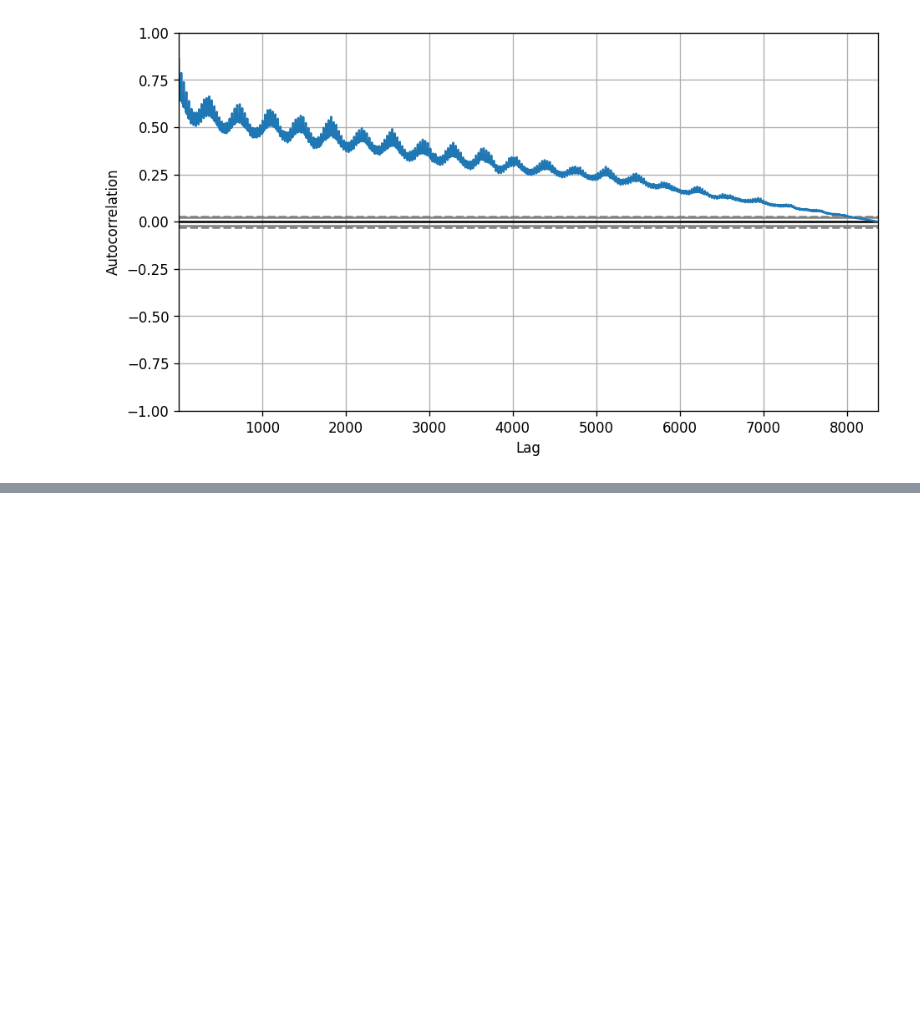
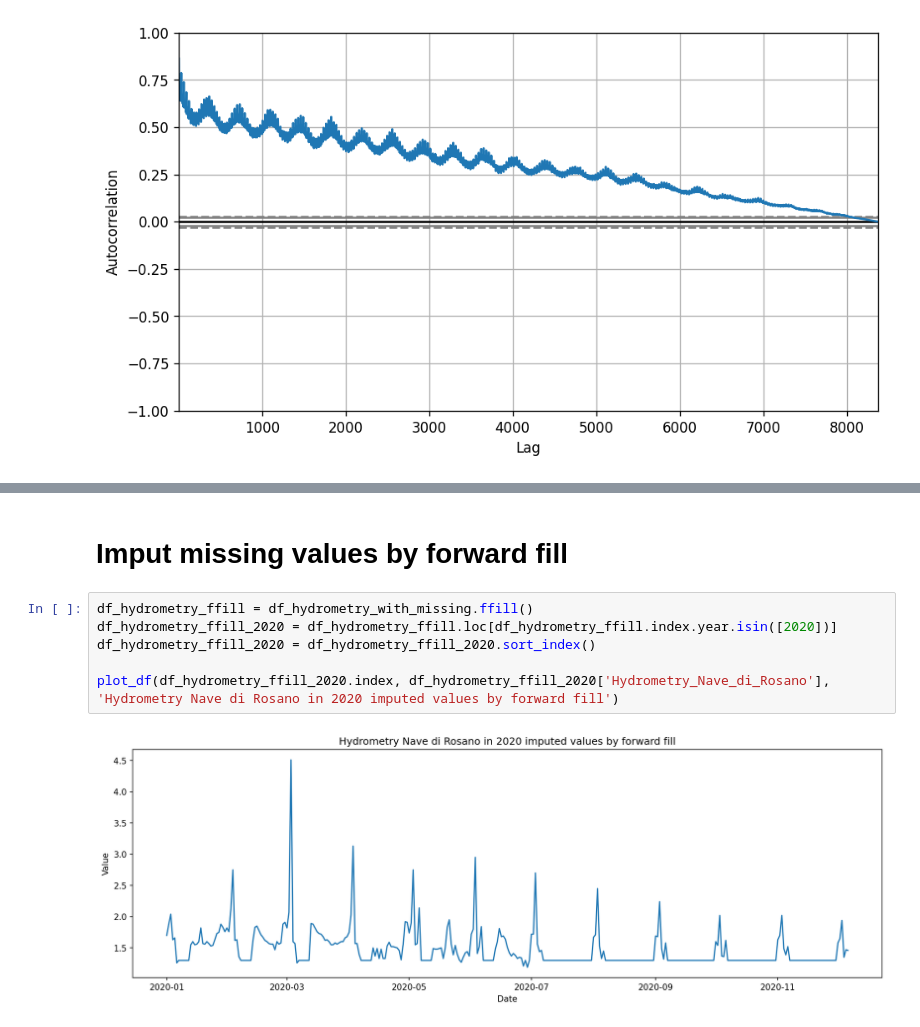
Before and after one commit to haga96/water_availability_prediction_in_Italy, a Jupyter notebook: River Arno.ipynb, the cells around one changed output, grey strips where cells are left out. Drawn from its saved outputs; the diff is of its cells as text; blank space fills up the shorter version.

```diff
--- a/River Arno.ipynb
+++ b/River Arno.ipynb
@@ -560,0 +605,10 @@ autocorrelation_plot(df_all_filled.values.tolist())
+# %% [markdown]
+# Imput missing values by forward fill
+# %%
+df_hydrometry_ffill = df_hydrometry_with_missing.ffill()
+df_hydrometry_ffill_2020 = df_hydrometry_ffill.loc[df_hydrometry_ffill.index.year.isin([2020])]
+df_hydrometry_ffill_2020 = df_hydrometry_ffill_2020.sort_index()
+
+plot_df(df_hydrometry_ffill_2020.index, df_hydrometry_ffill_2020['Hydrometry_Nave_di_Rosano'], 'Hydrometry Nave di Rosano in 2020 imputed values by forward fill')
+# %% [output]
+[figure, added]
```
Also changed, not shown: parts of 28 cells of this notebook.
